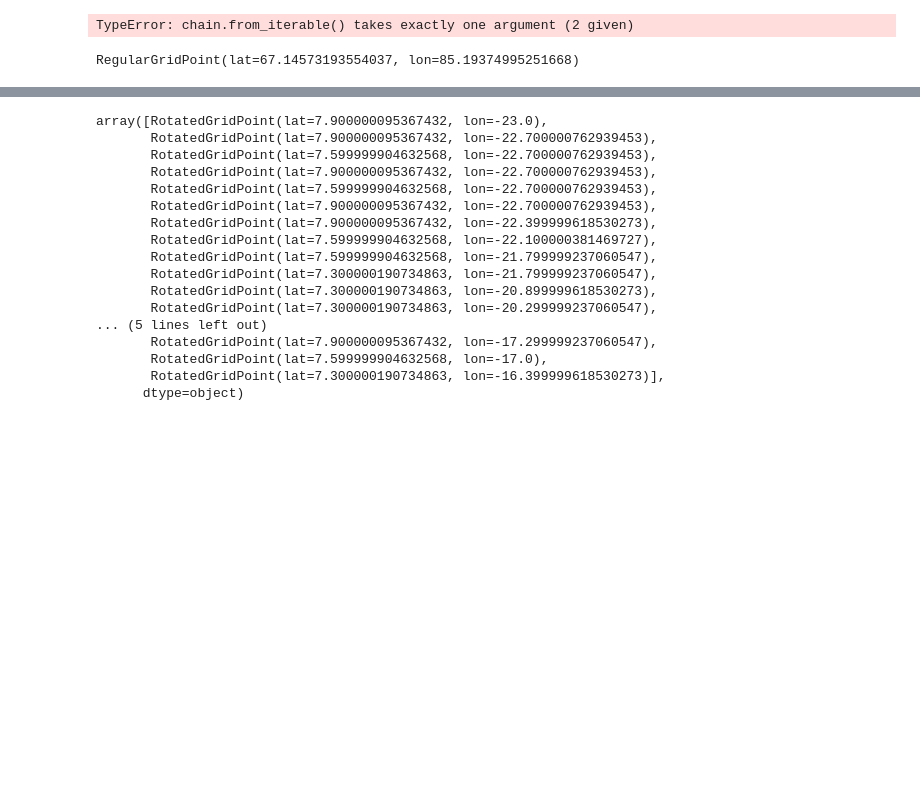
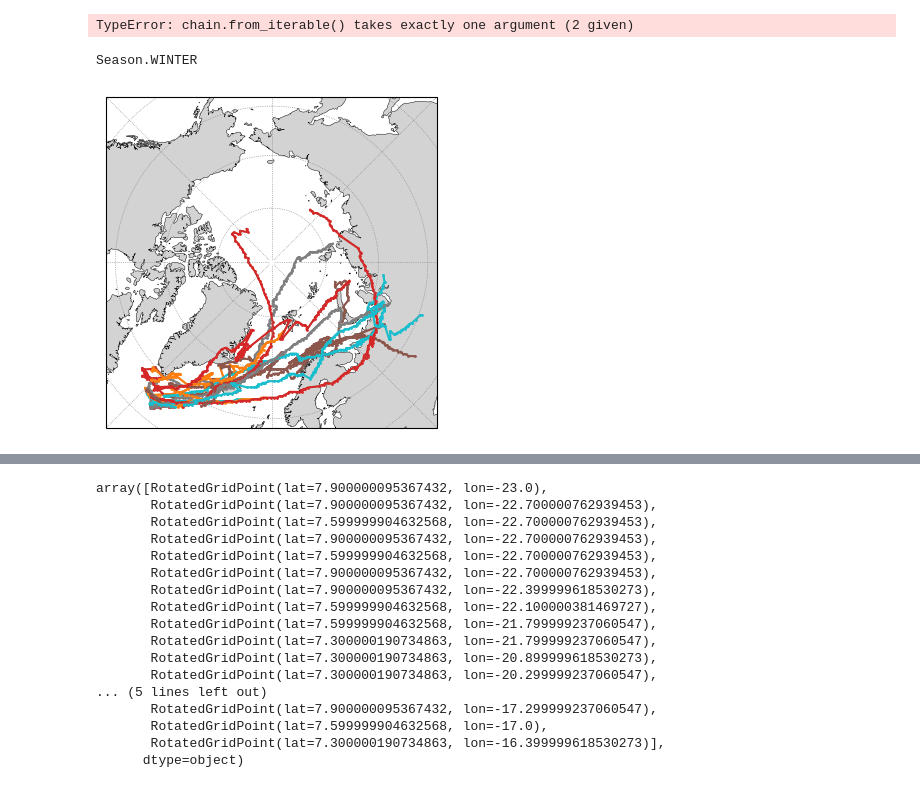
Before and after one commit to jobo95/MOAAP, a Jupyter notebook: Notebooks/Analysis/ERA5_IVT_start_end_occurrences.ipynb, the cells around one changed output, grey strips where cells are left out. Cells and saved outputs as stored; diff of their text form; code cells hidden in the pictures; blank space fills up the shorter version.

```diff
--- a/Notebooks/Analysis/ERA5_IVT_start_end_occurrences.ipynb
+++ b/Notebooks/Analysis/ERA5_IVT_start_end_occurrences.ipynb
@@ -32,7 +33,7 @@ input_file_name_temp = 'MOAPP_ERA5_100and85controlperc_remapped_3x'
 #GridPoint.input_field_grid = input_field_grid
 
 first_year = 1984
-last_year = 1986
+last_year = 1985
 num_years = last_year-first_year
 # %% [markdown]
 ## Load pickle dictionaries into in-memory Datasets
@@ -178,7 +157,25 @@ for lon, lat, size in zip(lons, lats, sizes):
 # %% [output]
 TypeError: chain.from_iterable() takes exactly one argument (2 given)
 # %%
-IVT_objs[0].get.regular_track_origin
+fig = plt.figure(figsize=(80,14))
+
+for i, season_ in enumerate(Season):
+    print (season_)
+
+
+    tracks = IVT_objs.sel_season(season_).sel_by_domain(Domains.NORTH_ATLANTIC).get_attributes(attr='rotated_track')
+
+
+    plot_tracks_rotated_grid(tracks,
+                                  fig=fig,
+                                  index = i,
+                                  levels = [1,2,3,4,5],
+                                  title=season_.name,
+                                  cbar_label = "IVT objects origin per season")
+    break
+
+plt.tight_layout()
 # %% [output]
-RegularGridPoint(lat=67.14573193554037, lon=85.19374995251668)
+Season.WINTER
+[figure, added]
 # %%
```
Also changed, not shown: parts of 11 cells of this notebook, 14 other files.
